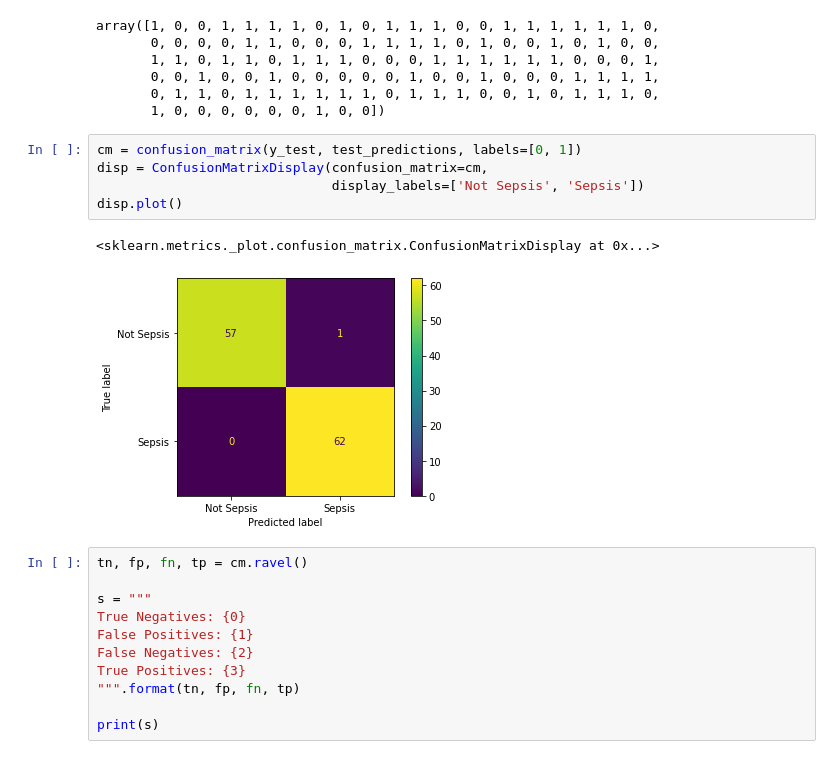
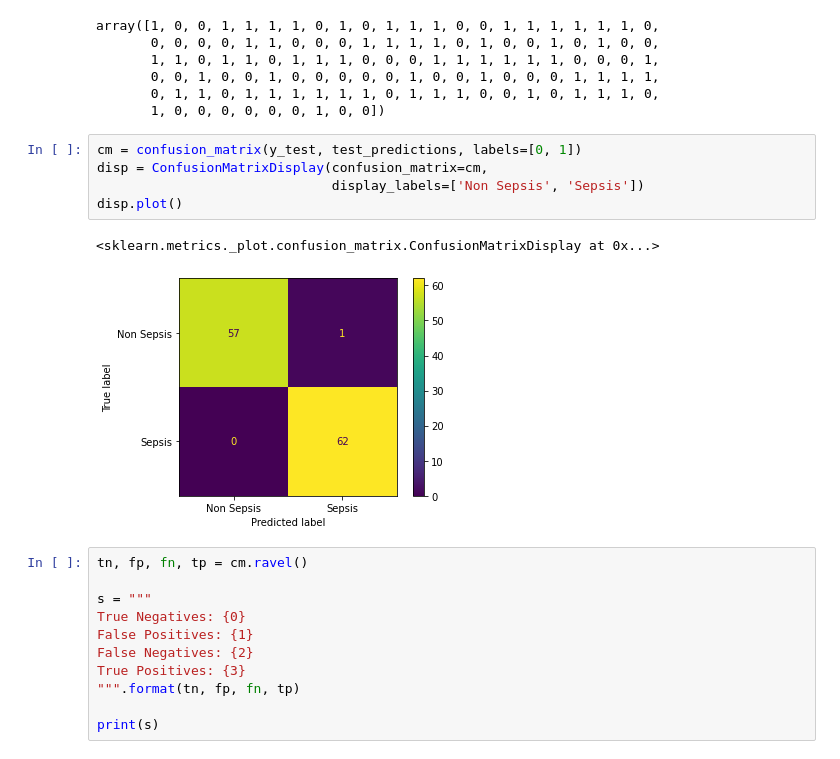
Before and after one commit to brotheramin/MachineLearning, a Jupyter notebook: SepsisMiniProject.ipynb, the cells around one changed output. Drawn from its saved outputs; the diff is of its cells as text.

```diff
--- a/SepsisMiniProject.ipynb
+++ b/SepsisMiniProject.ipynb
@@ -355,11 +340,11 @@ array([1, 0, 0, 1, 1, 1, 1, 0, 1, 0, 1, 1, 1, 0, 0, 1, 1, 1, 1, 1, 1, 0,
 # %%
 cm = confusion_matrix(y_test, test_predictions, labels=[0, 1])
 disp = ConfusionMatrixDisplay(confusion_matrix=cm,
-                              display_labels=['Not Sepsis', 'Sepsis'])
+                              display_labels=['Non Sepsis', 'Sepsis'])
 disp.plot()
 # %% [output]
 <sklearn.metrics._plot.confusion_matrix.ConfusionMatrixDisplay at 0x...>
-[figure, old version]
+[figure, new version]
 # %%
 tn, fp, fn, tp = cm.ravel()
 
```
Also changed, not shown: parts of 27 cells of this notebook.
